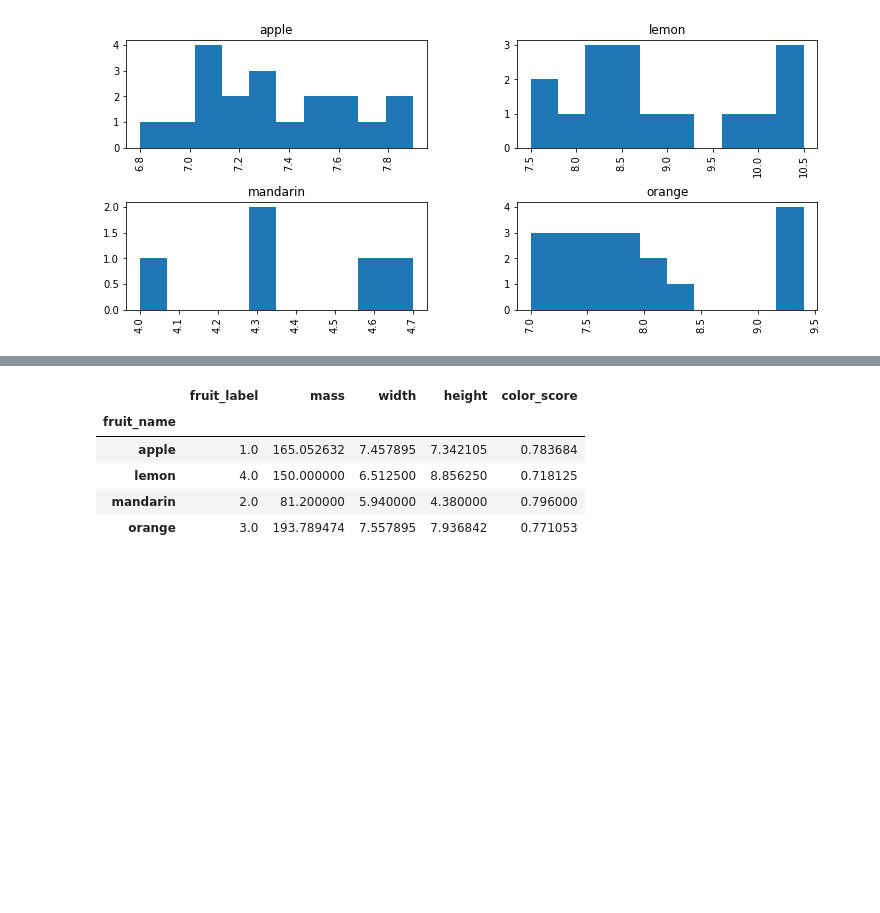
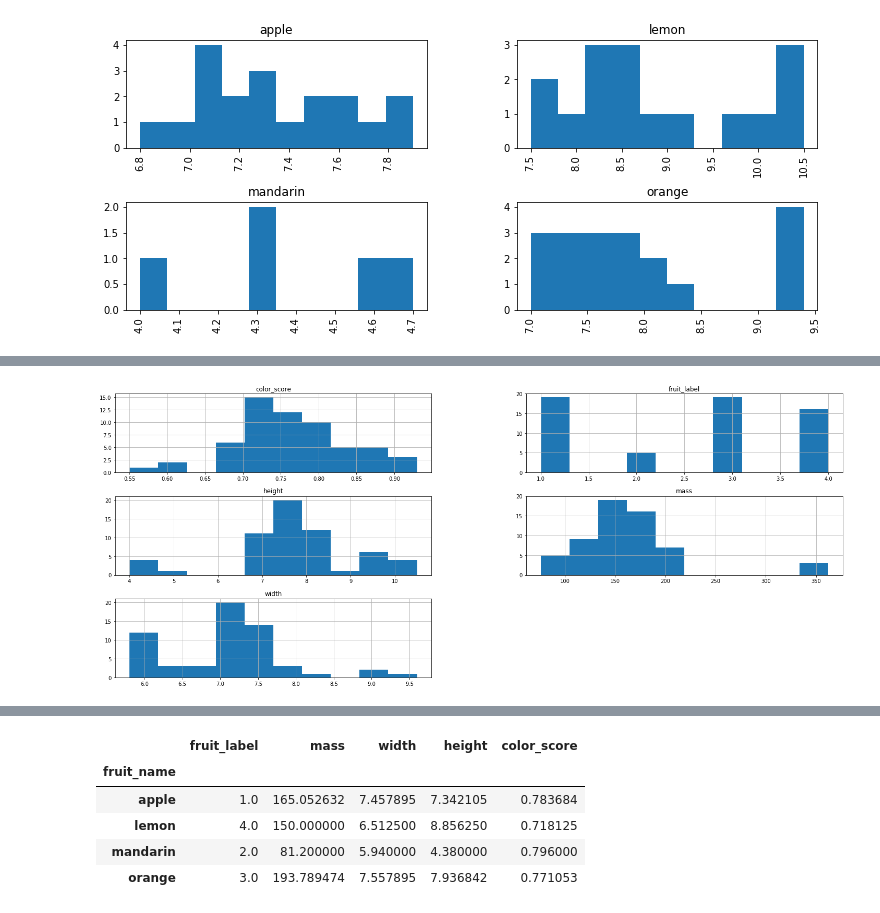
Before and after one commit to leftyamos/amost.github.io, a Jupyter notebook: ML_Multi_Class_Classification.ipynb, the cells around one changed output, grey strips where cells are left out. Drawn from its saved outputs; the diff is of its cells as text; code cells hidden in the pictures; blank space fills up the shorter version.

```diff
--- a/ML_Multi_Class_Classification.ipynb
+++ b/ML_Multi_Class_Classification.ipynb
@@ -79,3 +77,8 @@ plt.show()
+# %%
+data.hist(figsize=(25,10))
+plt.show()
+# %% [output]
+[figure, added]
 # %%
 sns.boxplot(x='fruit_name',y='mass',data=data)
 # %% [output]
```
Also changed, not shown: parts of 120 cells of this notebook.
